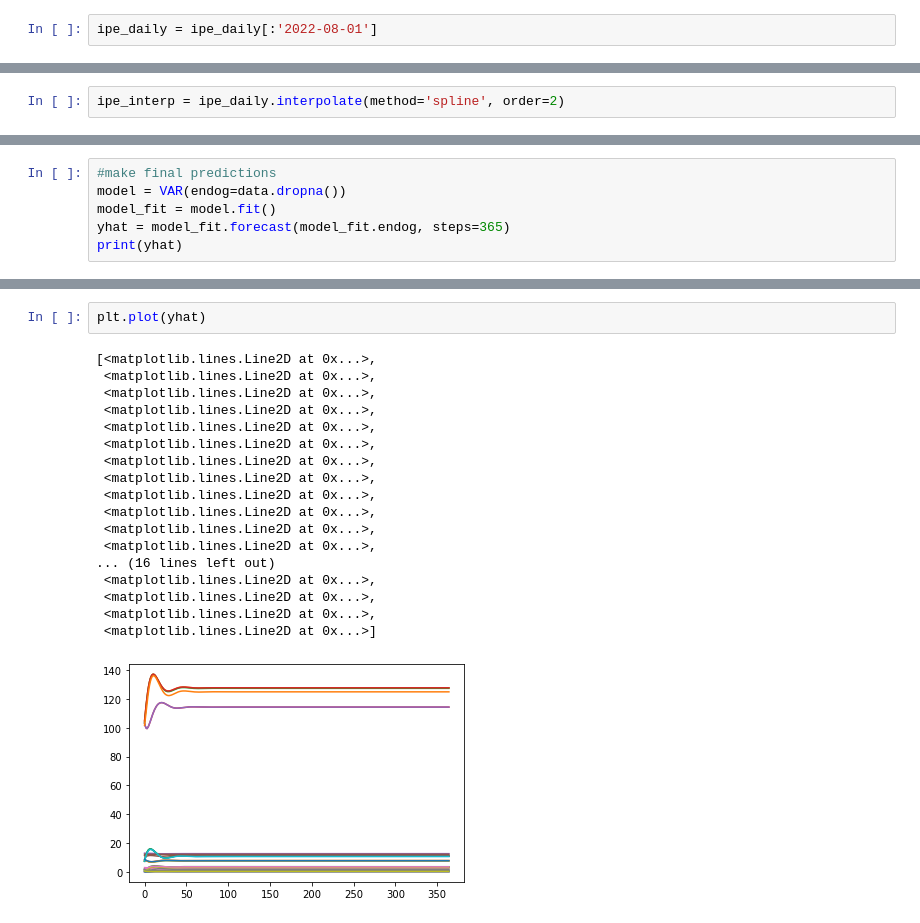
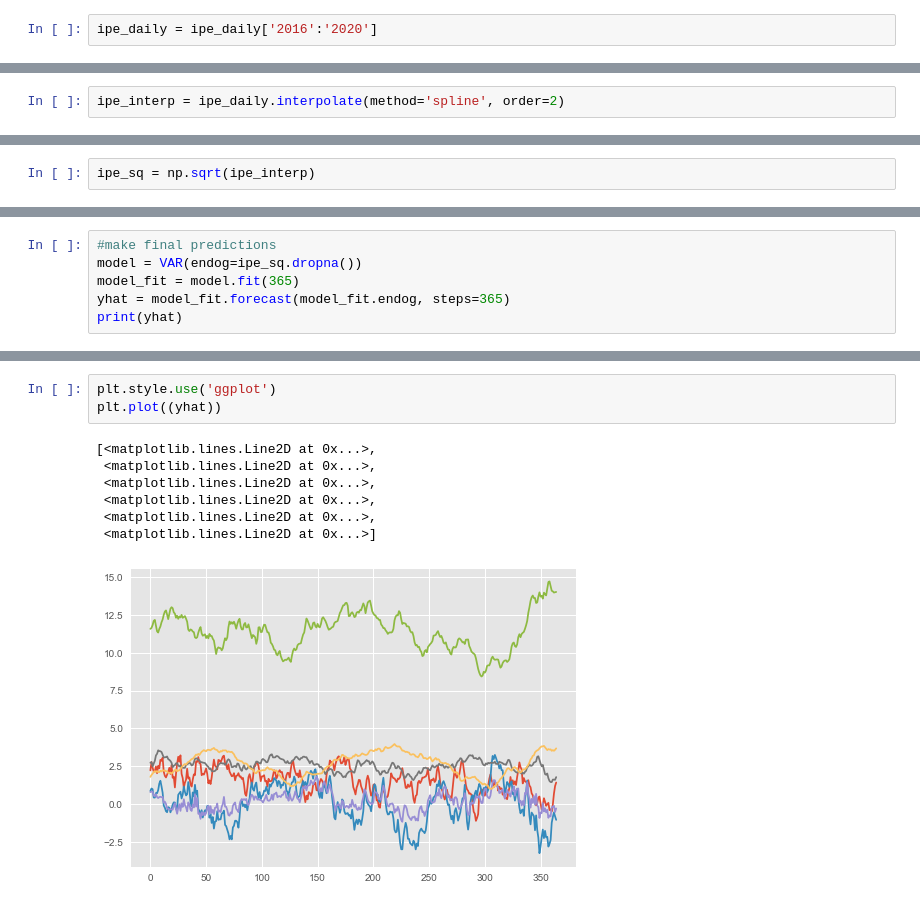
Before and after one commit to Krispy3/HFF_Water, a Jupyter notebook: VAR Model.ipynb, the cells around one changed output, grey strips where cells are left out. Cells and saved outputs as stored; diff of their text form.

Commit message:
added stationarity tests, plots, narrowed data focus

```diff
--- a/VAR Model.ipynb
+++ b/VAR Model.ipynb
@@ -40,7 +40,7 @@ data.index = ipe_df.contTime
 # %%
 ipe_daily = data.resample('D').mean()
 # %%
-ipe_daily = ipe_daily[:'2022-08-01']
+ipe_daily = ipe_daily['2016':'2020']
 # %%
 ipe_daily.drop(['TurbDailyMn', 'TurbSamp_NTU',
        'ChloroDailyMn', 'BGADailyMn', 'ODODailyMn',
@@ -102,3 +96,5 @@ ipe_interp
+# %%
+ipe_sq = np.sqrt(ipe_interp)
 # %%
 #converting predictions to dataframe
 pred = pd.DataFrame(index=range(0,len(prediction)),columns=[cols])
@@ -119,7 +115,7 @@ rmse value for Cond_muSCm is :  18.235399753372032
 # %%
 #make final predictions
-model = VAR(endog=data.dropna())
-model_fit = model.fit()
+model = VAR(endog=ipe_sq.dropna())
+model_fit = model.fit(365)
 yhat = model_fit.forecast(model_fit.endog, steps=365)
 print(yhat)
 # %% [output]
@@ -139,21 +155,11 @@ print(yhat)
 # %%
-plt.plot(yhat)
+plt.style.use('ggplot')
+plt.plot((yhat))
 # %% [output]
 [<matplotlib.lines.Line2D at 0x...>,
  <matplotlib.lines.Line2D at 0x...>,
  <matplotlib.lines.Line2D at 0x...>,
  <matplotlib.lines.Line2D at 0x...>,
  <matplotlib.lines.Line2D at 0x...>,
- <matplotlib.lines.Line2D at 0x...>,
- <matplotlib.lines.Line2D at 0x...>,
- <matplotlib.lines.Line2D at 0x...>,
- <matplotlib.lines.Line2D at 0x...>,
- <matplotlib.lines.Line2D at 0x...>,
- <matplotlib.lines.Line2D at 0x...>,
- <matplotlib.lines.Line2D at 0x...>,
-... (16 lines left out)
- <matplotlib.lines.Line2D at 0x...>,
- <matplotlib.lines.Line2D at 0x...>,
- <matplotlib.lines.Line2D at 0x...>,
  <matplotlib.lines.Line2D at 0x...>]
-[figure, old version]
+[figure, new version]
```
Also changed, not shown: parts of 7 cells of this notebook, 1 other file.
